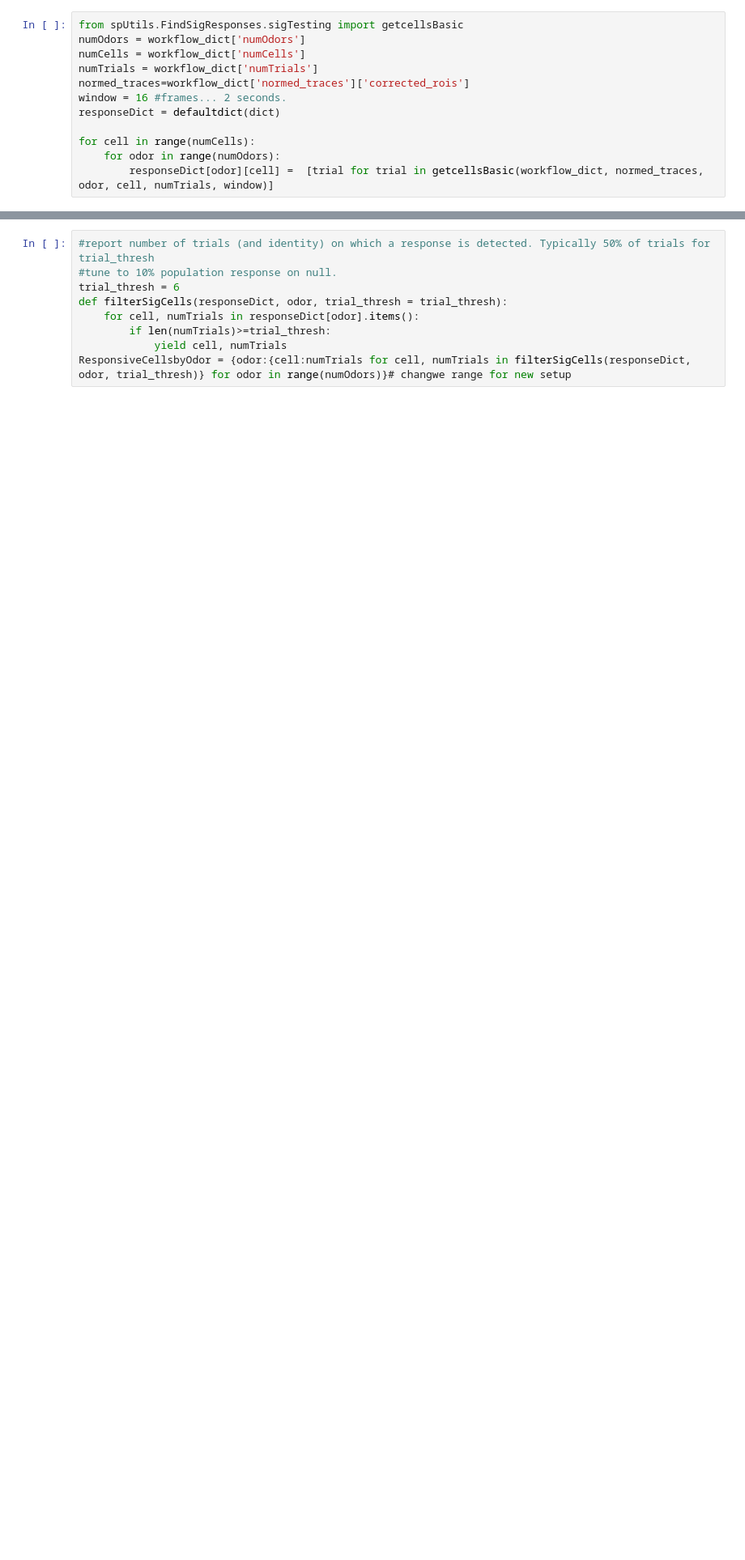
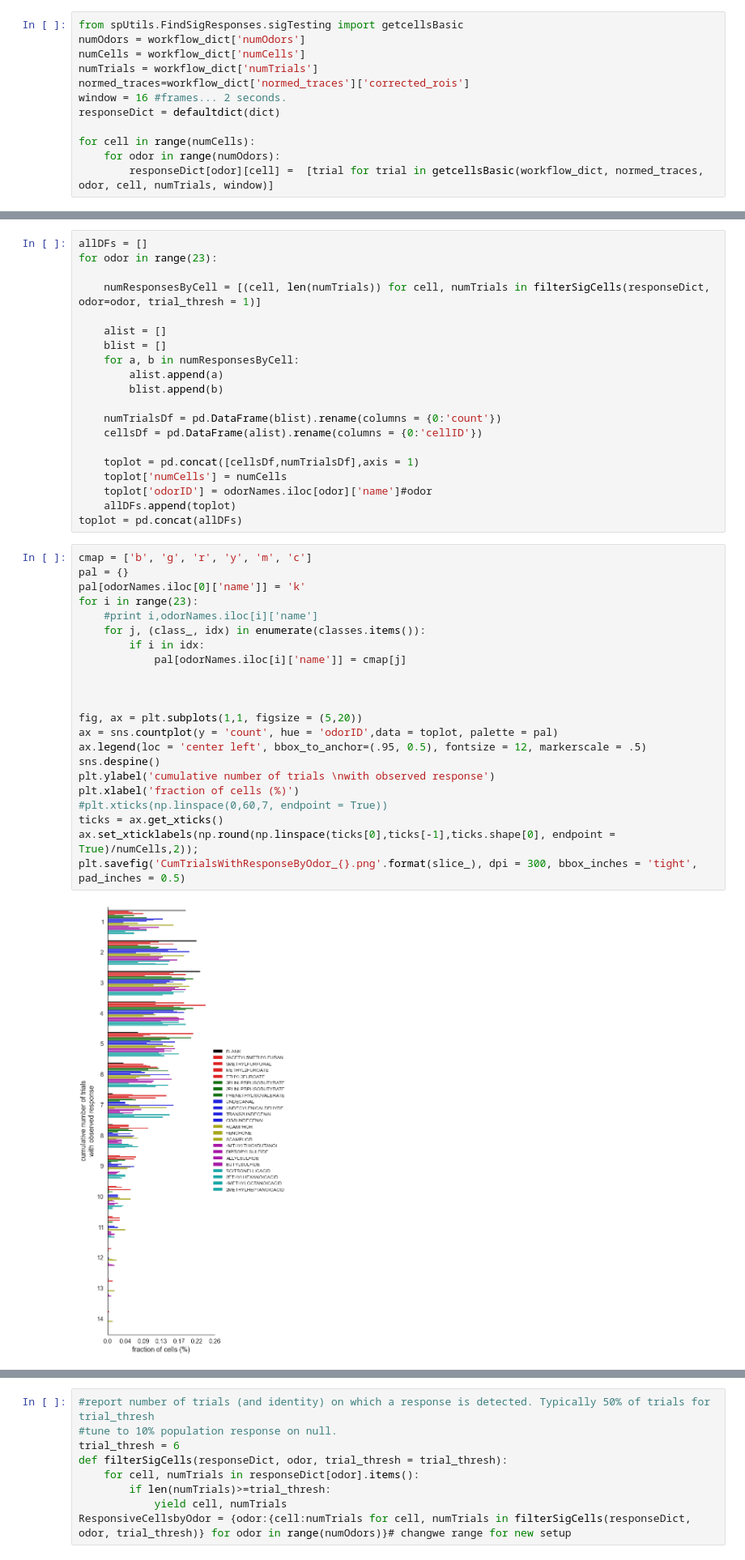
Before and after one commit to stanlp86/myPiriform, a Jupyter notebook: notebooks/qc/sp030517a/sp030517a_e1_workflow_template_slice_1.ipynb, the cells around one changed output, grey strips where cells are left out. Shown at 81% size. Cells and saved outputs as stored; diff of their text form; blank space fills up the shorter version.

Commit message:
append CumTrialsPlots to Experiment 2

```diff
--- a/notebooks/qc/sp030517a/sp030517a_e1_workflow_template_slice_1.ipynb
+++ b/notebooks/qc/sp030517a/sp030517a_e1_workflow_template_slice_1.ipynb
@@ -238,0 +273,44 @@ for cell in range(numCells):
+# %%
+allDFs = []
+for odor in range(23):
+
+    numResponsesByCell = [(cell, len(numTrials)) for cell, numTrials in filterSigCells(responseDict, odor=odor, trial_thresh = 1)]
+
+    alist = []
+    blist = []
+    for a, b in numResponsesByCell:
+        alist.append(a)
+        blist.append(b)
+
+    numTrialsDf = pd.DataFrame(blist).rename(columns = {0:'count'})
+    cellsDf = pd.DataFrame(alist).rename(columns = {0:'cellID'})
+
+    toplot = pd.concat([cellsDf,numTrialsDf],axis = 1)
+    toplot['numCells'] = numCells
+    toplot['odorID'] = odorNames.iloc[odor]['name']#odor
+    allDFs.append(toplot)
+toplot = pd.concat(allDFs)
+# %%
+cmap = ['b', 'g', 'r', 'y', 'm', 'c']
+pal = {}
+pal[odorNames.iloc[0]['name']] = 'k'
+for i in range(23):
+    #print i,odorNames.iloc[i]['name']
+    for j, (class_, idx) in enumerate(classes.items()):
+        if i in idx:
+            pal[odorNames.iloc[i]['name']] = cmap[j]
+
+
+
+fig, ax = plt.subplots(1,1, figsize = (5,20))
+ax = sns.countplot(y = 'count', hue = 'odorID',data = toplot, palette = pal)
+ax.legend(loc = 'center left', bbox_to_anchor=(.95, 0.5), fontsize = 12, markerscale = .5)
+sns.despine()
+plt.ylabel('cumulative number of trials \nwith observed response')
+plt.xlabel('fraction of cells (%)')
+#plt.xticks(np.linspace(0,60,7, endpoint = True))
+ticks = ax.get_xticks()
+ax.set_xticklabels(np.round(np.linspace(ticks[0],ticks[-1],ticks.shape[0], endpoint = True)/numCells,2));
+plt.savefig('CumTrialsWithResponseByOdor_{}.png'.format(slice_), dpi = 300, bbox_inches = 'tight', pad_inches = 0.5)
+# %% [output]
+[figure, added]
```
Also changed, not shown: parts of 7 cells of this notebook, 29 other files.
